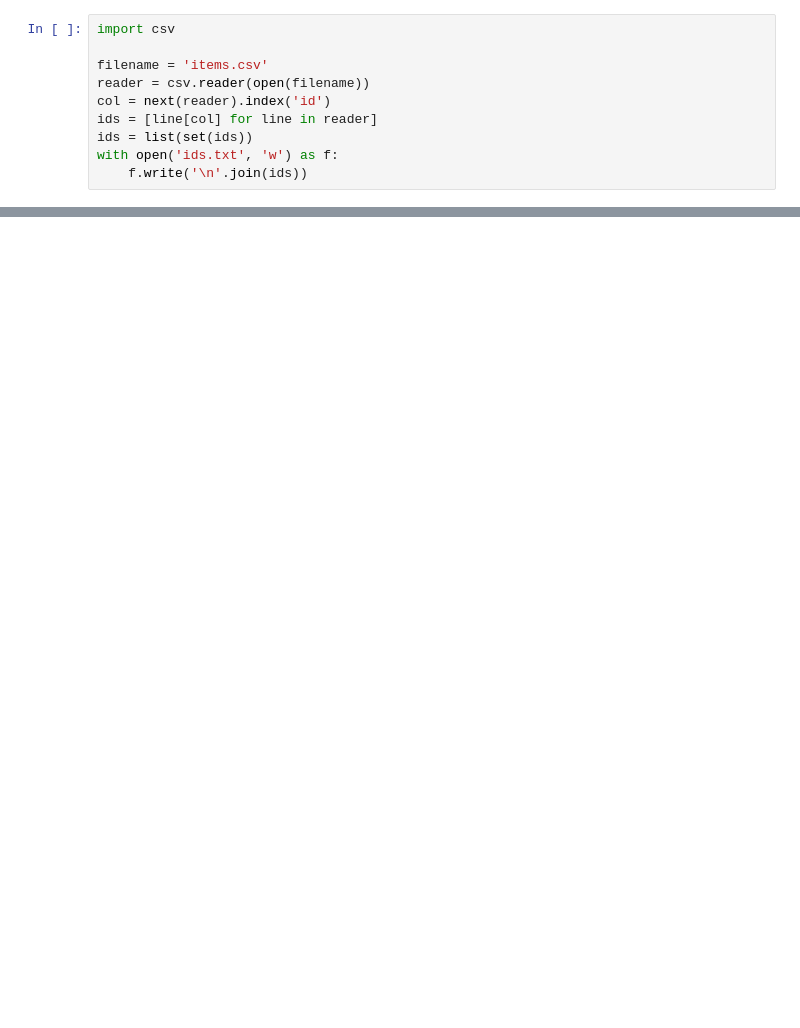
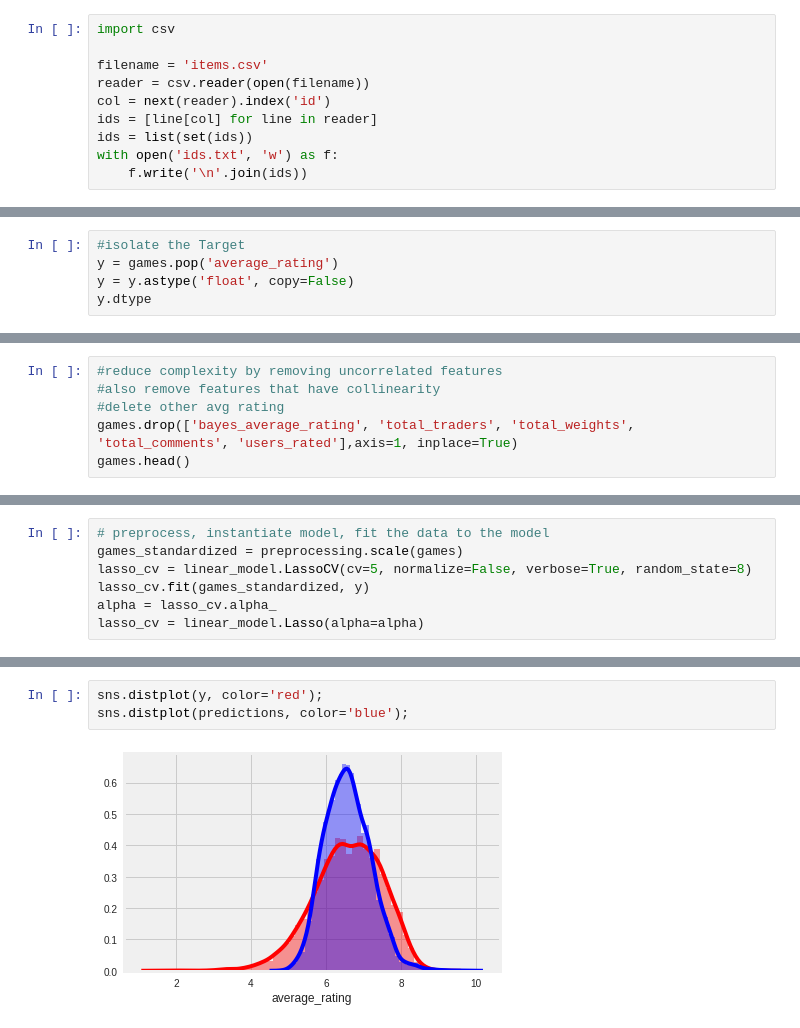
Before and after one commit to ShadowBrandon/Metis-Submissions, a Jupyter notebook: projects/02 Luther/Luther.ipynb, the cells around one changed output, grey strips where cells are left out. Cells and saved outputs as stored; diff of their text form; blank space fills up the shorter version.

```diff
--- a/projects/02 Luther/Luther.ipynb
+++ b/projects/02 Luther/Luther.ipynb
@@ -149,0 +250,5 @@ games.head()
+# %%
+#isolate the Target
+y = games.pop('average_rating')
+y = y.astype('float', copy=False)
+y.dtype
@@ -149,0 +257,6 @@ games.head()
+# %%
+#reduce complexity by removing uncorrelated features
+#also remove features that have collinearity
+#delete other avg rating
+games.drop(['bayes_average_rating', 'total_traders', 'total_weights', 'total_comments', 'users_rated'],axis=1, inplace=True)
+games.head()
@@ -149,0 +272,7 @@ games.head()
+# %%
+# preprocess, instantiate model, fit the data to the model
+games_standardized = preprocessing.scale(games)
+lasso_cv = linear_model.LassoCV(cv=5, normalize=False, verbose=True, random_state=8)
+lasso_cv.fit(games_standardized, y)
+alpha = lasso_cv.alpha_
+lasso_cv = linear_model.Lasso(alpha=alpha)
@@ -149,0 +289,5 @@ games.head()
+# %%
+sns.distplot(y, color='red');
+sns.distplot(predictions, color='blue');
+# %% [output]
+[figure, added]
```
Also changed, not shown: parts of 31 cells of this notebook, 4 other files.
